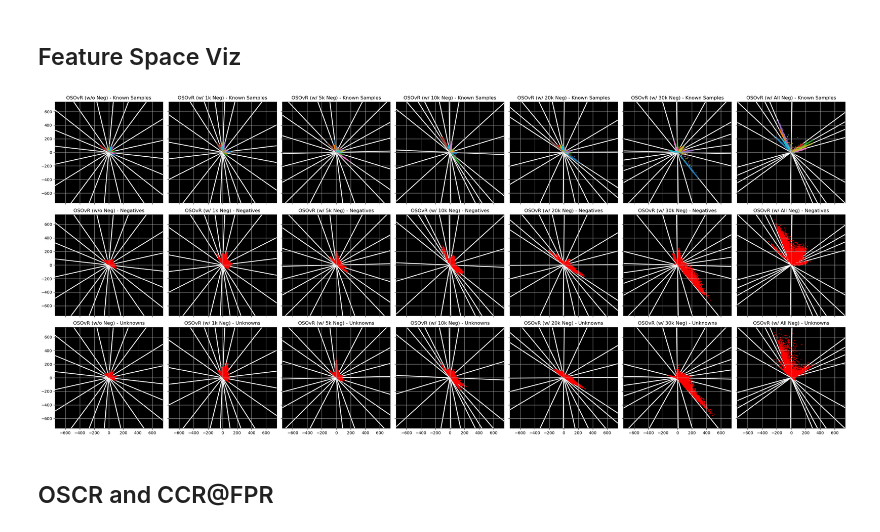
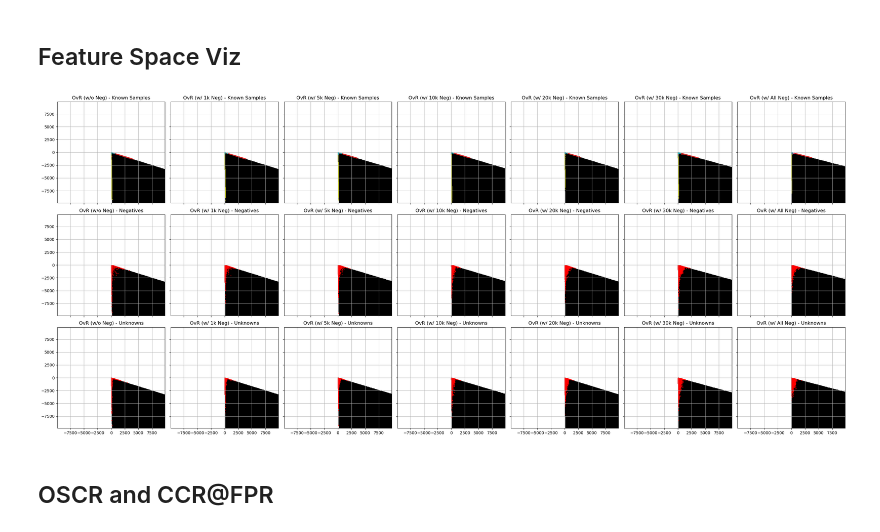
Before and after one commit to hk-kaden-kim/openset-binary, a Jupyter notebook: RQ_2_Analysis.ipynb, the cells around one changed output. Drawn from its saved outputs; the diff is of its cells as text; code cells hidden in the pictures.

```diff
--- a/RQ_2_Analysis.ipynb
+++ b/RQ_2_Analysis.ipynb
@@ -221,30 +225,42 @@ def deef_feat_viz_sample_detail(data_info:list, sigma:int):
 # %% [markdown]
 ## Feature Space Viz
 # %%
-SIGMA = 6
+SIGMA = 6               # LeNet_plus_plus : 6     LeNet : 8       ResNet_50 : 5 6 8 11 15
+arch = 'LeNet_plus_plus'
+
 
 eos_data_info = [
-    {'info':['SmallScale', 'LeNet_plus_plus_neg0', 'EOS'], 'label': 'EOS (w/o Neg)', 'linestyle': '--', 'marker': '^', 'color': CMAP[0]},
-    {'info':['SmallScale', 'LeNet_plus_plus_neg1k', 'EOS'], 'label': 'EOS (w/ 1k Neg)', 'linestyle': '--', 'marker': '^', 'color': CMAP[1]},
-    {'info':['SmallScale', 'LeNet_plus_plus_neg5k', 'EOS'], 'label': 'EOS (w/ 5k Neg)', 'linestyle': '--', 'marker': '^', 'color': CMAP[2]},
-    {'info':['SmallScale', 'LeNet_plus_plus_neg10k', 'EOS'], 'label': 'EOS (w/ 10k Neg)', 'linestyle': '--', 'marker': '^', 'color': CMAP[3]},
-    {'info':['SmallScale', 'LeNet_plus_plus_neg20k', 'EOS'], 'label': 'EOS (w/ 20k Neg)', 'linestyle': '--', 'marker': '^', 'color': CMAP[4]},
-    {'info':['SmallScale', 'LeNet_plus_plus_neg30k', 'EOS'], 'label': 'EOS (w/ 30k Neg)', 'linestyle': '--', 'marker': '^', 'color': CMAP[5]},
-    {'info':['SmallScale', 'LeNet_plus_plus', 'EOS'], 'label': 'EOS (w/ All Neg)', 'linestyle': '--', 'marker': '^', 'color': CMAP[6]},
+    {'info':['SmallScale', f'{arch}_neg_0', 'EOS'], 'label': 'EOS (w/o Neg)', 'linestyle': '--', 'marker': '^', 'color': CMAP[0]},
+    {'info':['SmallScale', f'{arch}_neg_1k', 'EOS'], 'label': 'EOS (w/ 1k Neg)', 'linestyle': '--', 'marker': '^', 'color': CMAP[1]},
+    {'info':['SmallScale', f'{arch}_neg_5k', 'EOS'], 'label': 'EOS (w/ 5k Neg)', 'linestyle': '--', 'marker': '^', 'color': CMAP[2]},
+    {'info':['SmallScale', f'{arch}_neg_10k', 'EOS'], 'label': 'EOS (w/ 10k Neg)', 'linestyle': '--', 'marker': '^', 'color': CMAP[3]},
+    {'info':['SmallScale', f'{arch}_neg_20k', 'EOS'], 'label': 'EOS (w/ 20k Neg)', 'linestyle': '--', 'marker': '^', 'color': CMAP[4]},
+    {'info':['SmallScale', f'{arch}_neg_30k', 'EOS'], 'label': 'EOS (w/ 30k Neg)', 'linestyle': '--', 'marker': '^', 'color': CMAP[5]},
+    {'info':['SmallScale', f'{arch}', 'EOS'], 'label': 'EOS (w/ All Neg)', 'linestyle': '--', 'marker': '^', 'color': CMAP[6]},
+]
+
+ovr_data_info = [
+    {'info':['SmallScale', f'{arch}', 'OvR'], 'label': 'OvR (w/o Neg)', 'linestyle': '--', 'marker': '^', 'color': CMAP[0]},
+    {'info':['SmallScale', f'{arch}_neg_1k', 'OvR'], 'label': 'OvR (w/ 1k Neg)', 'linestyle': '--', 'marker': '^', 'color': CMAP[1]},
+    {'info':['SmallScale', f'{arch}_neg_5k', 'OvR'], 'label': 'OvR (w/ 5k Neg)', 'linestyle': '--', 'marker': '^', 'color': CMAP[2]},
+    {'info':['SmallScale', f'{arch}_neg_10k', 'OvR'], 'label': 'OvR (w/ 10k Neg)', 'linestyle': '--', 'marker': '^', 'color': CMAP[3]},
+    {'info':['SmallScale', f'{arch}_neg_20k', 'OvR'], 'label': 'OvR (w/ 20k Neg)', 'linestyle': '--', 'marker': '^', 'color': CMAP[4]},
+    {'info':['SmallScale', f'{arch}_neg_30k', 'OvR'], 'label': 'OvR (w/ 30k Neg)', 'linestyle': '--', 'marker': '^', 'color': CMAP[5]},
+    {'info':['SmallScale', f'{arch}_neg_All', 'OvR'], 'label': 'OvR (w/ All Neg)', 'linestyle': '--', 'marker': '^', 'color': CMAP[6]},
 ]
 
 osovr_data_info = [
-    {'info':['SmallScale', 'LeNet_plus_plus', 'OpenSetOvR'], 'label': 'OSOvR (w/o Neg)', 'linestyle': '-', 'marker': 'o', 'color': CMAP[0]},
-    {'info':['SmallScale', 'LeNet_plus_plus_neg1k', 'OpenSetOvR'], 'label': 'OSOvR (w/ 1k Neg)', 'linestyle': '-', 'marker': 'o', 'color': CMAP[1]},
-    {'info':['SmallScale', 'LeNet_plus_plus_neg5k', 'OpenSetOvR'], 'label': 'OSOvR (w/ 5k Neg)', 'linestyle': '-', 'marker': 'o', 'color': CMAP[2]},
-    {'info':['SmallScale', 'LeNet_plus_plus_neg10k', 'OpenSetOvR'], 'label': 'OSOvR (w/ 10k Neg)', 'linestyle': '-', 'marker': 'o', 'color': CMAP[3]},
-    {'info':['SmallScale', 'LeNet_plus_plus_neg20k', 'OpenSetOvR'], 'label': 'OSOvR (w/ 20k Neg)', 'linestyle': '-', 'marker': 'o', 'color': CMAP[4]},
-    {'info':['SmallScale', 'LeNet_plus_plus_neg30k', 'OpenSetOvR'], 'label': 'OSOvR (w/ 30k Neg)', 'linestyle': '-', 'marker': 'o', 'color': CMAP[5]},
-    {'info':['SmallScale', 'LeNet_plus_plus_negAll', 'OpenSetOvR'], 'label': 'OSOvR (w/ All Neg)', 'linestyle': '-', 'marker': 'o', 'color': CMAP[6]},
+    {'info':['SmallScale', f'{arch}', 'OpenSetOvR'], 'label': 'OSOvR (w/o Neg)', 'linestyle': '-', 'marker': 'o', 'color': CMAP[0]},
+    {'info':['SmallScale', f'{arch}_neg_1k', 'OpenSetOvR'], 'label': 'OSOvR (w/ 1k Neg)', 'linestyle': '-', 'marker': 'o', 'color': CMAP[1]},
+    {'info':['SmallScale', f'{arch}_neg_5k', 'OpenSetOvR'], 'label': 'OSOvR (w/ 5k Neg)', 'linestyle': '-', 'marker': 'o', 'color': CMAP[2]},
+    {'info':['SmallScale', f'{arch}_neg_10k', 'OpenSetOvR'], 'label': 'OSOvR (w/ 10k Neg)', 'linestyle': '-', 'marker': 'o', 'color': CMAP[3]},
+    {'info':['SmallScale', f'{arch}_neg_20k', 'OpenSetOvR'], 'label': 'OSOvR (w/ 20k Neg)', 'linestyle': '-', 'marker': 'o', 'color': CMAP[4]},
+    {'info':['SmallScale', f'{arch}_neg_30k', 'OpenSetOvR'], 'label': 'OSOvR (w/ 30k Neg)', 'linestyle': '-', 'marker': 'o', 'color': CMAP[5]},
+    {'info':['SmallScale', f'{arch}_neg_All', 'OpenSetOvR'], 'label': 'OSOvR (w/ All Neg)', 'linestyle': '-', 'marker': 'o', 'color': CMAP[6]},
 ]
 # %%
-deef_feat_viz_sample_detail(data_info=osovr_data_info, sigma=SIGMA)
+deef_feat_viz_sample_detail(data_info=ovr_data_info, sigma=SIGMA)
 # %% [output]
-[figure, old version]
+[figure, new version]
 # %% [markdown]
 ## OSCR and CCR@FPR
```
Also changed, not shown: parts of 13 cells of this notebook, 3 other files.
